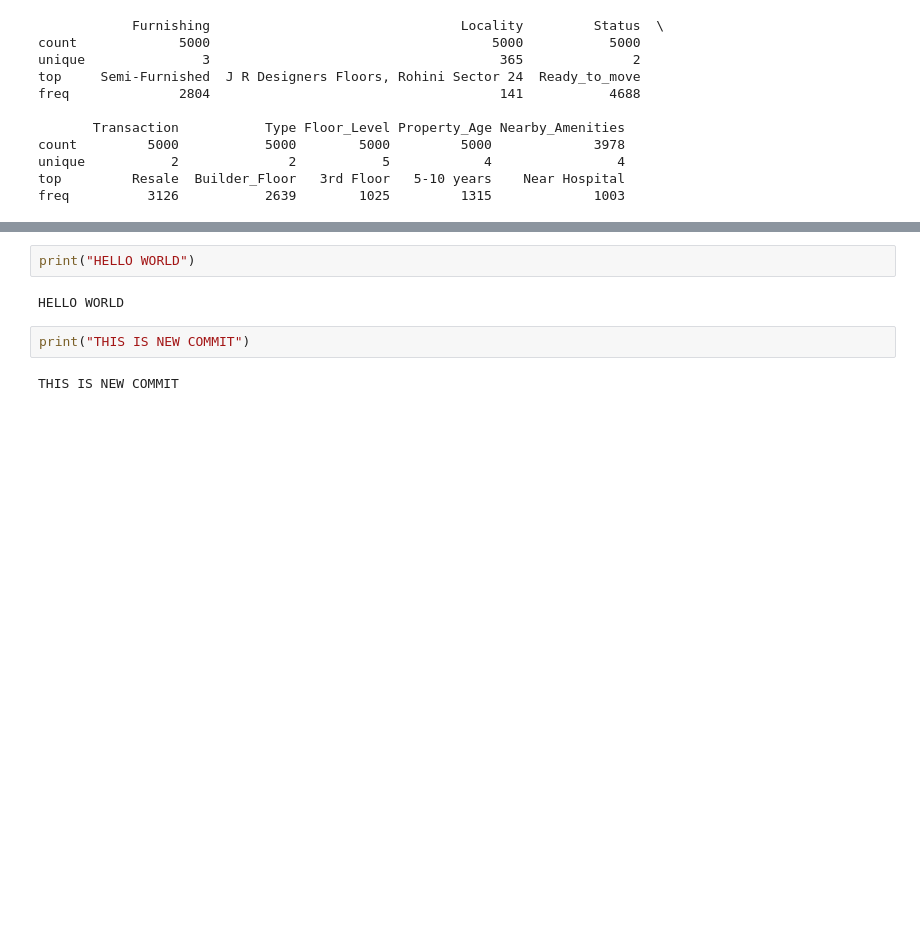
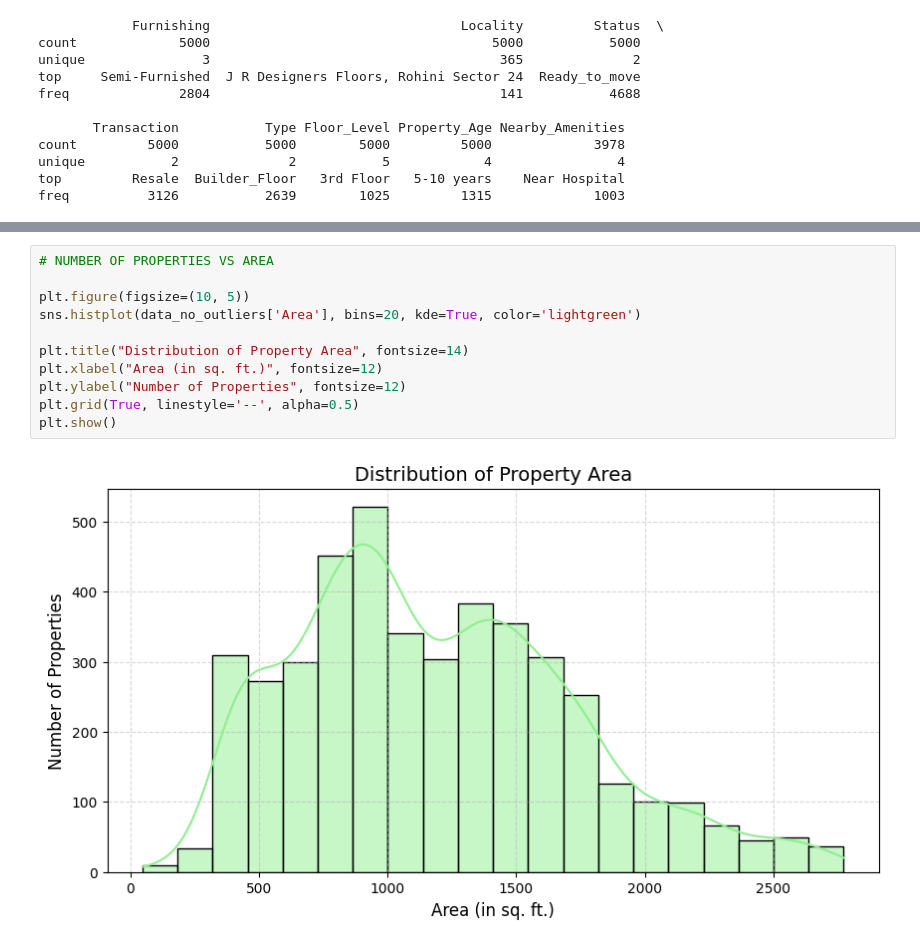
Before and after one commit to vandita-yadav/Indian-Real-Estate-Price-Analysis-Insights, a Jupyter notebook: CA2_VanditaYadav.ipynb, the cells around one changed output, grey strips where cells are left out. Drawn from its saved outputs; the diff is of its cells as text; blank space fills up the shorter version.

```diff
--- a/CA2_VanditaYadav.ipynb
+++ b/CA2_VanditaYadav.ipynb
@@ -229,8 +244,13 @@ data.head()
-# %%
-print("HELLO WORLD")
-# %% [output]
-HELLO WORLD
-# %%
-print("THIS IS NEW COMMIT")
-# %% [output]
-THIS IS NEW COMMIT
+# %%
+# NUMBER OF PROPERTIES VS AREA
+
+plt.figure(figsize=(10, 5))
+sns.histplot(data_no_outliers['Area'], bins=20, kde=True, color='lightgreen')
+
+plt.title("Distribution of Property Area", fontsize=14)
+plt.xlabel("Area (in sq. ft.)", fontsize=12)
+plt.ylabel("Number of Properties", fontsize=12)
+plt.grid(True, linestyle='--', alpha=0.5)
+plt.show()
+# %% [output]
+[figure, added]
```
Also changed, not shown: parts of 9 cells of this notebook.
